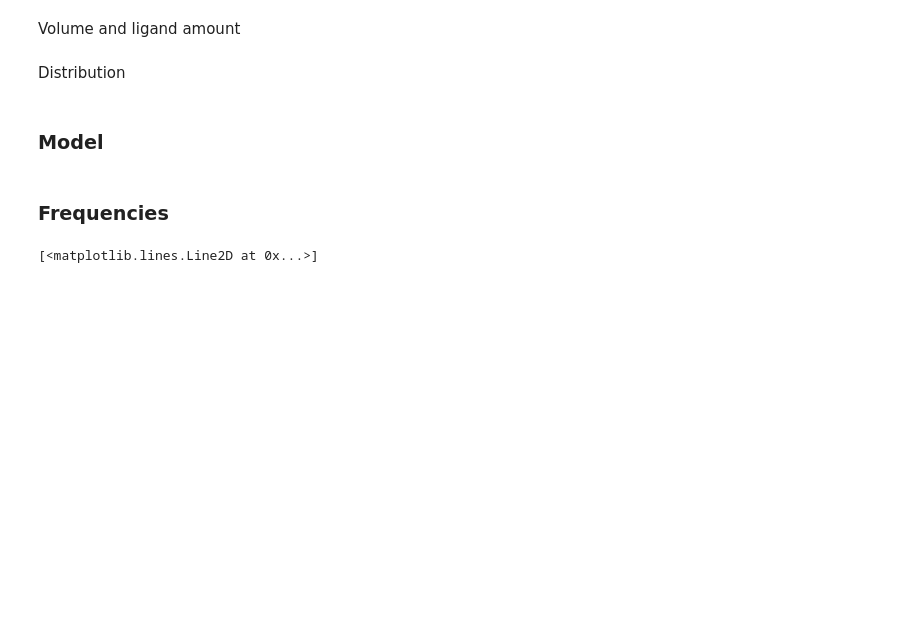
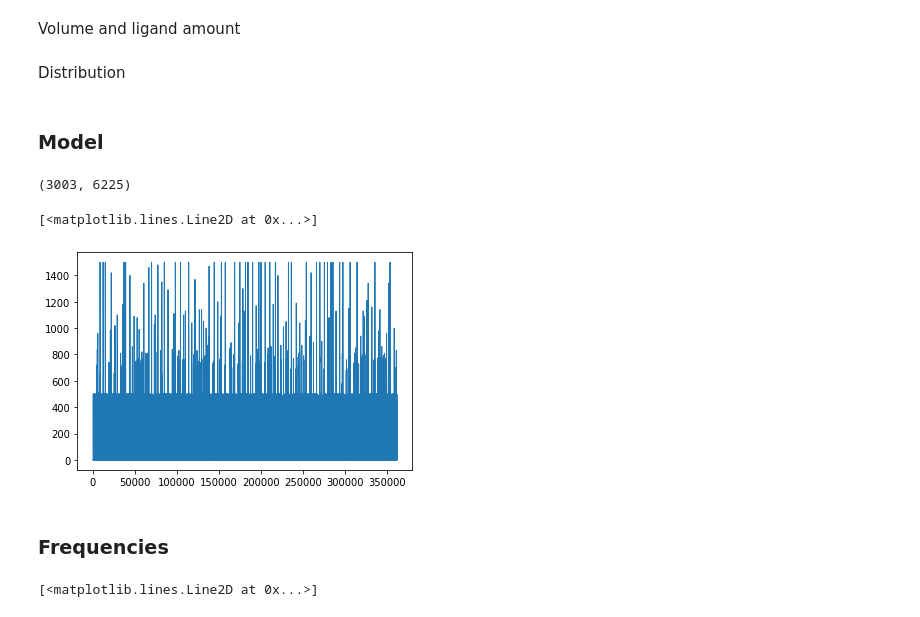
Before and after one commit to georgepsh/ComputationalNeuroscience, a Jupyter notebook: SaveTheKitten.ipynb, the cells around one changed output. Cells and saved outputs as stored; diff of their text form; code cells hidden in the pictures; blank space fills up the shorter version.

```diff
--- a/SaveTheKitten.ipynb
+++ b/SaveTheKitten.ipynb
@@ -278,6 +276,18 @@ synapse_B = Synapse(
 model = TwoSynapsesHHModel(synapse_A, synapse_B, timesteps)
 # %%
 result = model.solve()
+# %%
+model.synapse_A.spike_count, model.synapse_B.spike_count
+# %% [output]
+(3003, 6225)
+# %%
+A_list = model.synapse_A.L_list
+B_list = model.synapse_B.L_list
+# %%
+plt.plot(range(len(A_list)), A_list, lw=1.0)
+# %% [output]
+[<matplotlib.lines.Line2D at 0x...>]
+[figure, added]
 # %%
 IK, INa, I_synA, I_synB = model.get_currents(result)
 # %%
```
Also changed, not shown: parts of 13 cells of this notebook.
